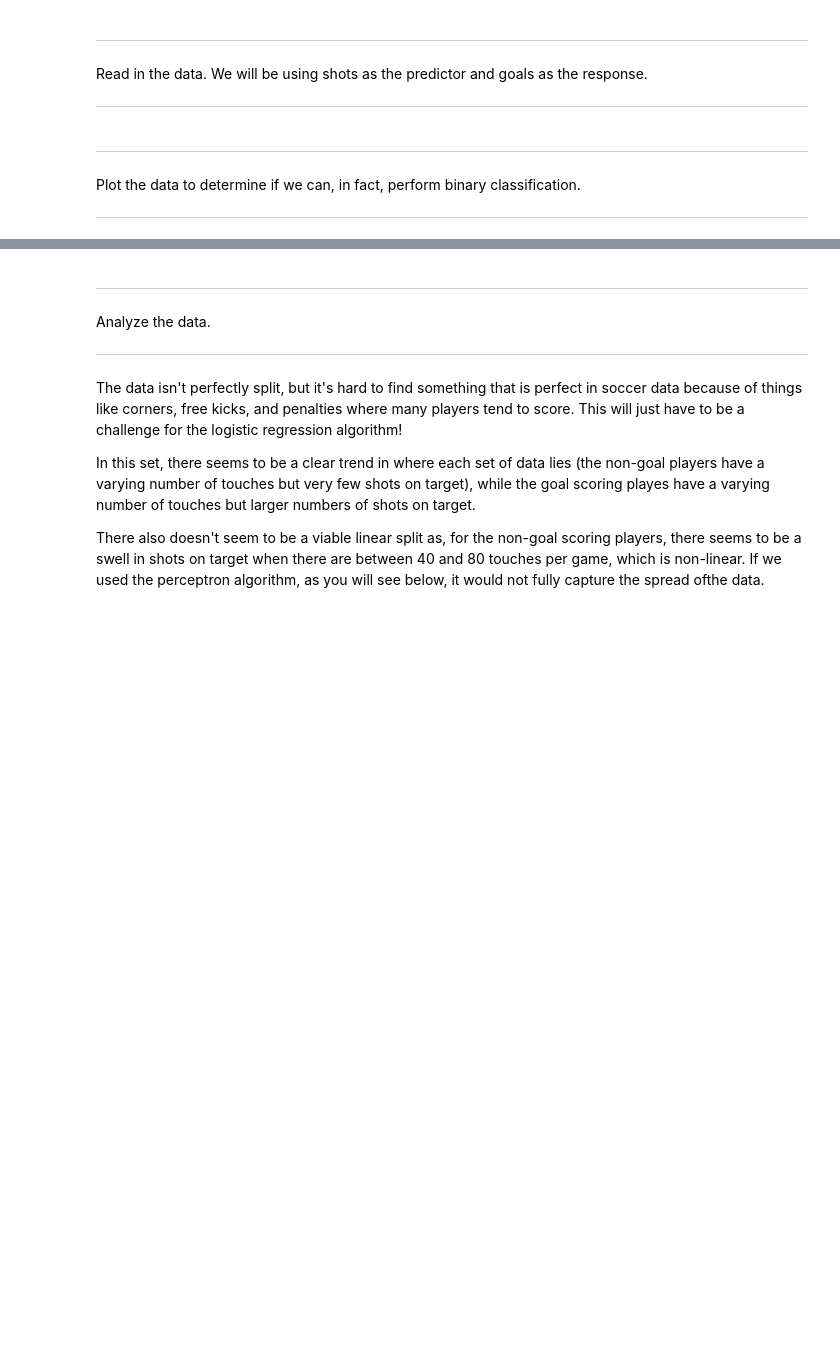
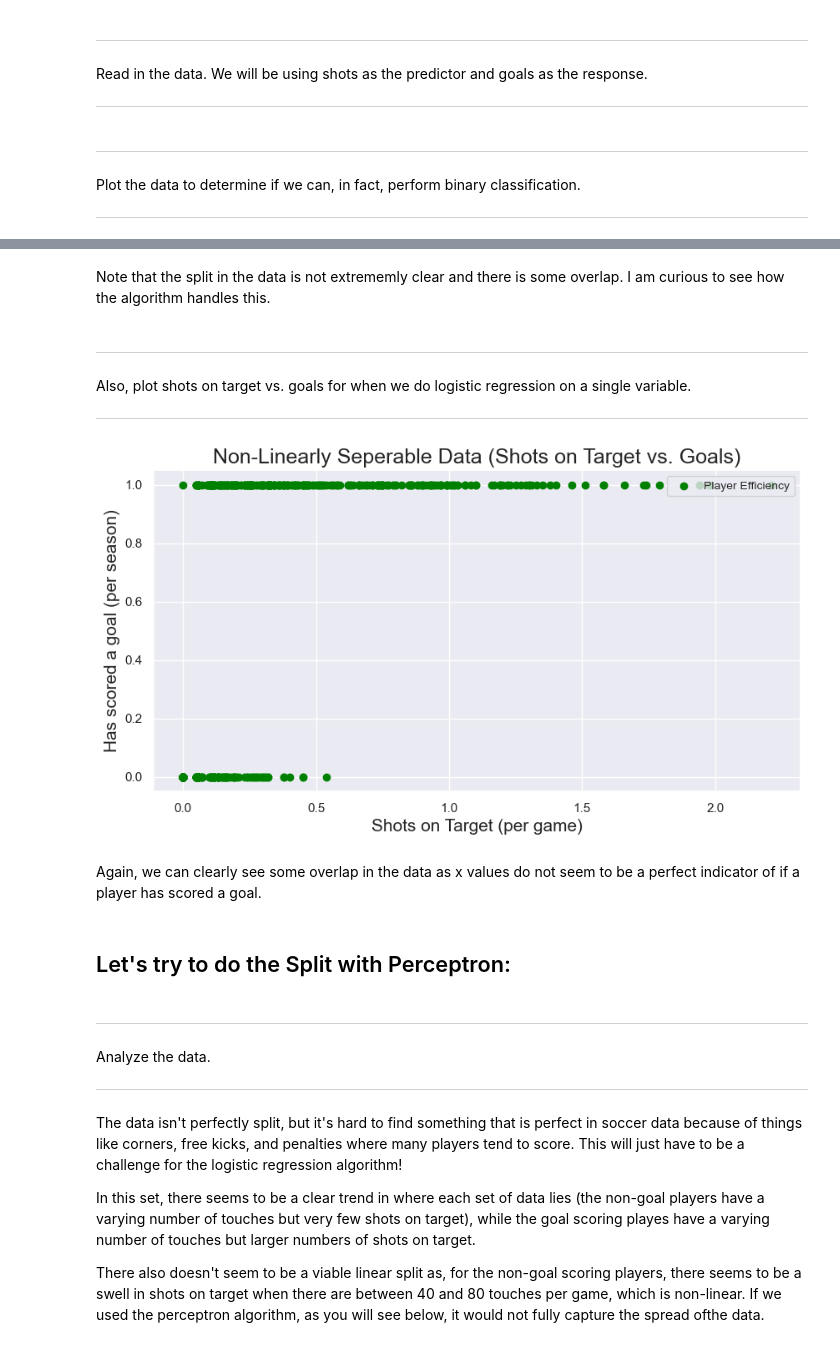
Before and after one commit to pstern17/INDE-577, a Jupyter notebook: 1. Supervised Learning/1.3. Logistic Regression/logistic_regression.ipynb, the cells around one changed output, grey strips where cells are left out. Drawn from its saved outputs; the diff is of its cells as text; code cells hidden in the pictures; blank space fills up the shorter version.

```diff
--- a/1. Supervised Learning/1.3. Logistic Regression/logistic_regression.ipynb
+++ b/1. Supervised Learning/1.3. Logistic Regression/logistic_regression.ipynb
@@ -81,3 +85,34 @@ plt.show()
+# %% [markdown]
+Note that the split in the data is not extrememly clear and there is some overlap. I am curious to see how the algorithm handles this.
+# %% [markdown]
+***
+Also, plot shots on target vs. goals for when we do logistic regression on a single variable.
+***
+# %%
+# Set the theme.
+sns.set_theme()
+
+# Set the figure size.
+plt.figure(figsize = (10, 5))
+
+# Get the predictor and response.
+x = soccer['SoT'].values
+x = x.reshape(-1, 1)
+y = np.where(soccer['Goals'] > 0, 1, 0)
+
+# Add the red card players to the plot.
+plt.scatter(x, y, color = "green", label = "Player Efficiency")
+plt.xlabel("Shots on Target (per game)", fontsize = 15)
+plt.ylabel("Has scored a goal (per season)", fontsize = 15)
+plt.legend(fontsize = 10, loc = "upper right")
+plt.title("Non-Linearly Seperable Data (Shots on Target vs. Goals)", fontsize = 18)
+plt.show()
+# %% [output]
+[figure, added]
+# %% [markdown]
+Again, we can clearly see some overlap in the data as x values do not seem to be a perfect indicator of if a player has scored a goal.
+# %% [markdown]
+## Let's try to do the Split with Perceptron:
 # %% [markdown]
 ***
 Analyze the data.
```
Also changed, not shown: parts of 22 cells of this notebook, 2 other files.
